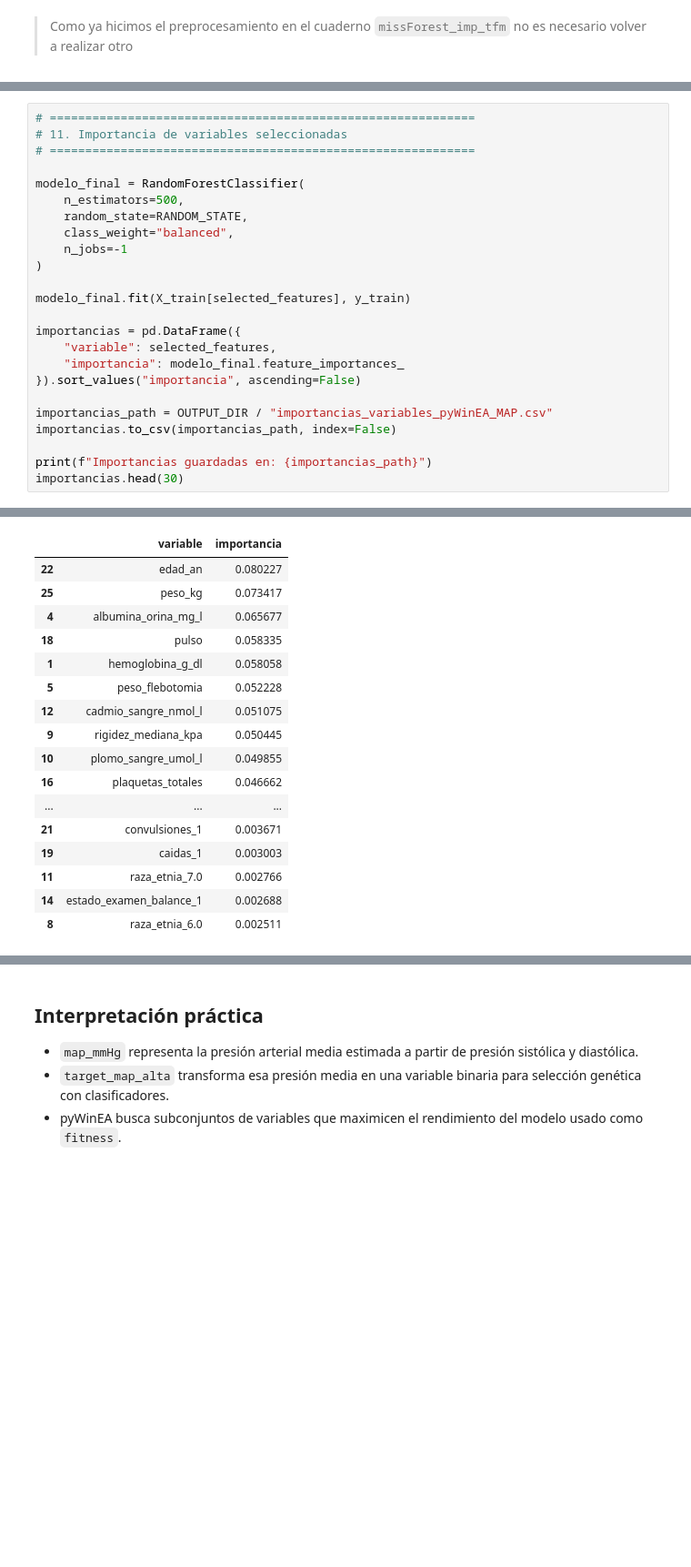
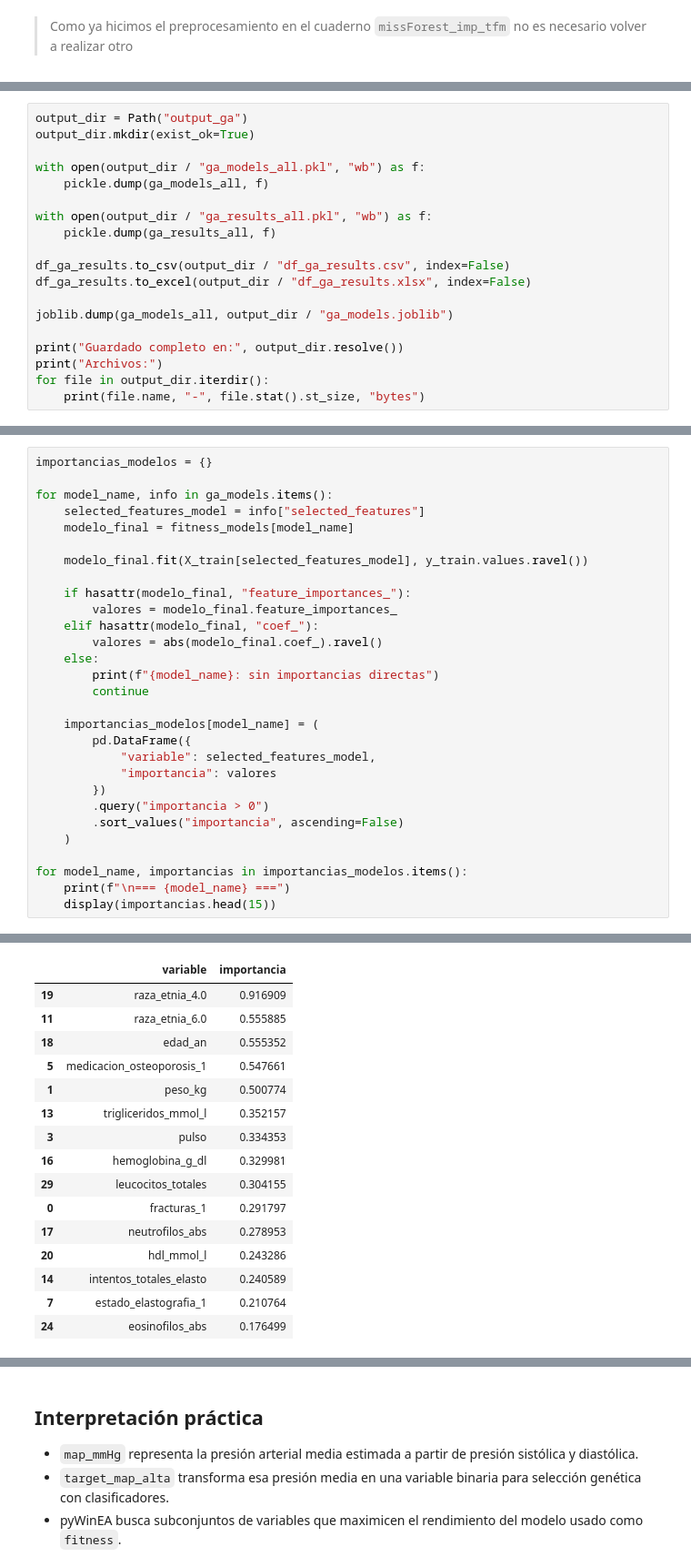
Before and after one commit to pmars21/hypertension_management_AI_driven_tool, a Jupyter notebook: seleccion_variables_pyWinEA_MAP.ipynb, the cells around one changed output, grey strips where cells are left out. Shown at 91% size. Saved outputs shown, nothing was run; the diff lists cells and outputs as text; blank space fills up the shorter version.

```diff
--- a/seleccion_variables_pyWinEA_MAP.ipynb
+++ b/seleccion_variables_pyWinEA_MAP.ipynb
@@ -246,0 +419,19 @@ Nº variables seleccionadas por pyWinEA: 28
+# %%
+output_dir = Path("output_ga")
+output_dir.mkdir(exist_ok=True)
+
+with open(output_dir / "ga_models_all.pkl", "wb") as f:
+    pickle.dump(ga_models_all, f)
+
+with open(output_dir / "ga_results_all.pkl", "wb") as f:
+    pickle.dump(ga_results_all, f)
+
+df_ga_results.to_csv(output_dir / "df_ga_results.csv", index=False)
+df_ga_results.to_excel(output_dir / "df_ga_results.xlsx", index=False)
+
+joblib.dump(ga_models_all, output_dir / "ga_models.joblib")
+
+print("Guardado completo en:", output_dir.resolve())
+print("Archivos:")
+for file in output_dir.iterdir():
+    print(file.name, "-", file.stat().st_size, "bytes")
@@ -326,25 +628,30 @@ Resultados guardados en: outputs\resultados_pyWinEA_MAP.csv
 # %%
-# ============================================================
-# 11. Importancia de variables seleccionadas
-# ============================================================
+importancias_modelos = {}
 
-modelo_final = RandomForestClassifier(
-    n_estimators=500,
-    random_state=RANDOM_STATE,
-    class_weight="balanced",
-    n_jobs=-1
-)
+for model_name, info in ga_models.items():
+    selected_features_model = info["selected_features"]
+    modelo_final = fitness_models[model_name]
 
-modelo_final.fit(X_train[selected_features], y_train)
+    modelo_final.fit(X_train[selected_features_model], y_train.values.ravel())
 
-importancias = pd.DataFrame({
-    "variable": selected_features,
-    "importancia": modelo_final.feature_importances_
-}).sort_values("importancia", ascending=False)
+    if hasattr(modelo_final, "feature_importances_"):
+        valores = modelo_final.feature_importances_
+    elif hasattr(modelo_final, "coef_"):
+        valores = abs(modelo_final.coef_).ravel()
+    else:
+        print(f"{model_name}: sin importancias directas")
+        continue
 
-importancias_path = OUTPUT_DIR / "importancias_variables_pyWinEA_MAP.csv"
-importancias.to_csv(importancias_path, index=False)
+    importancias_modelos[model_name] = (
+        pd.DataFrame({
+            "variable": selected_features_model,
+            "importancia": valores
+        })
+        .query("importancia > 0")
+        .sort_values("importancia", ascending=False)
+    )
 
-print(f"Importancias guardadas en: {importancias_path}")
-importancias.head(30)
+for model_name, importancias in importancias_modelos.items():
+    print(f"\n=== {model_name} ===")
+    display(importancias.head(15))
 # %% [output]
@@ -352,17 +661,16 @@ Importancias guardadas en: outputs\importancias_variables_pyWinEA_MAP.csv
 |  | variable | importancia |
-| 22 | edad_an | 0.080227 |
-| 25 | peso_kg | 0.073417 |
-| 4 | albumina_orina_mg_l | 0.065677 |
-| 18 | pulso | 0.058335 |
-| 1 | hemoglobina_g_dl | 0.058058 |
-| 5 | peso_flebotomia | 0.052228 |
-| 12 | cadmio_sangre_nmol_l | 0.051075 |
-| 9 | rigidez_mediana_kpa | 0.050445 |
-| 10 | plomo_sangre_umol_l | 0.049855 |
-| 16 | plaquetas_totales | 0.046662 |
-| ... | ... | ... |
-| 21 | convulsiones_1 | 0.003671 |
-| 19 | caidas_1 | 0.003003 |
-| 11 | raza_etnia_7.0 | 0.002766 |
-| 14 | estado_examen_balance_1 | 0.002688 |
-| 8 | raza_etnia_6.0 | 0.002511 |
+| 19 | raza_etnia_4.0 | 0.916909 |
+| 11 | raza_etnia_6.0 | 0.555885 |
+| 18 | edad_an | 0.555352 |
+| 5 | medicacion_osteoporosis_1 | 0.547661 |
+| 1 | peso_kg | 0.500774 |
+| 13 | trigliceridos_mmol_l | 0.352157 |
+| 3 | pulso | 0.334353 |
+| 16 | hemoglobina_g_dl | 0.329981 |
+| 29 | leucocitos_totales | 0.304155 |
+| 0 | fracturas_1 | 0.291797 |
+| 17 | neutrofilos_abs | 0.278953 |
+| 20 | hdl_mmol_l | 0.243286 |
+| 14 | intentos_totales_elasto | 0.240589 |
+| 7 | estado_elastografia_1 | 0.210764 |
+| 24 | eosinofilos_abs | 0.176499 |
```
Also changed, not shown: parts of 18 cells of this notebook, 17 other files.
